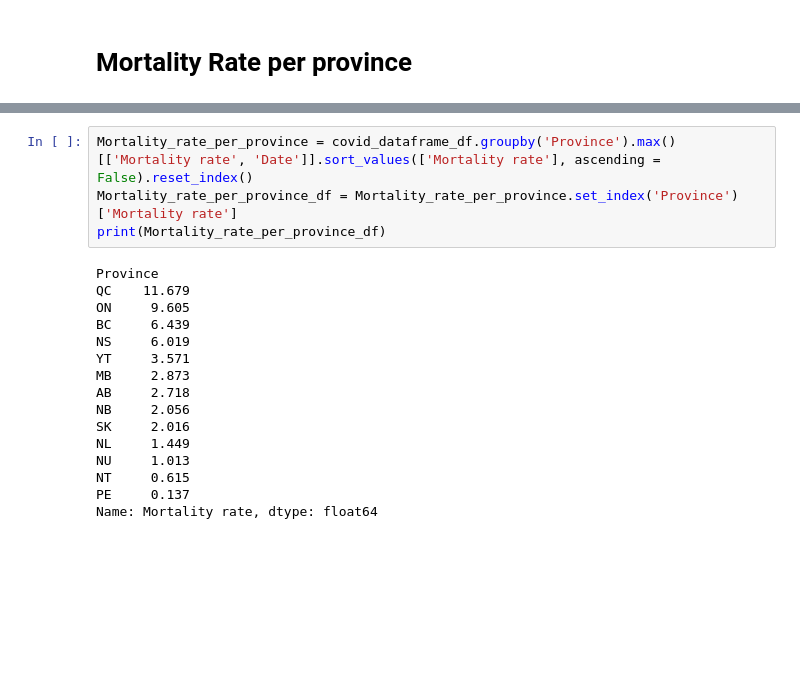
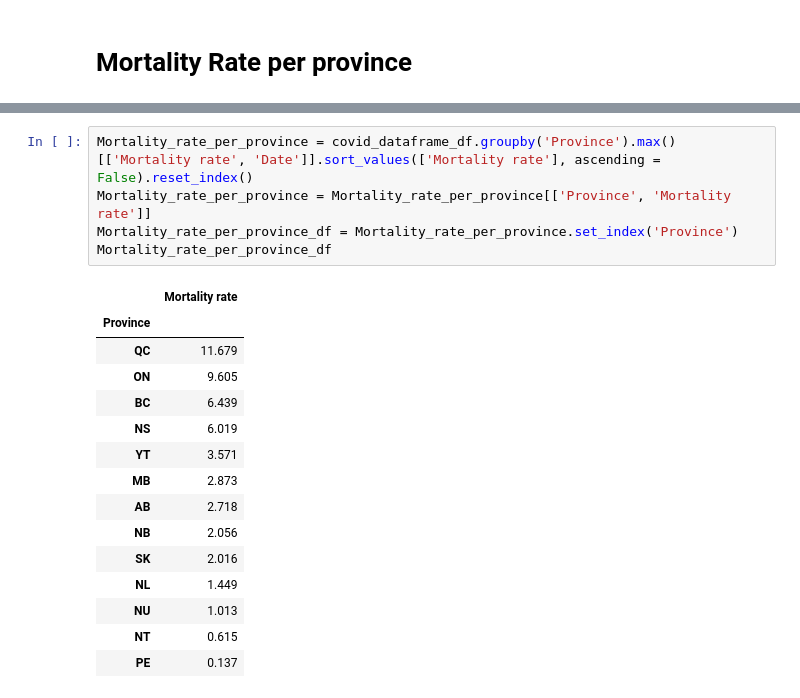
Before and after one commit to svafaeva93/Covid19AnalysisCanada, a Jupyter notebook: Data_extraction_API.ipynb, the cells around one changed output, grey strips where cells are left out. Drawn from its saved outputs; the diff is of its cells as text; blank space fills up the shorter version.

```diff
--- a/Data_extraction_API.ipynb
+++ b/Data_extraction_API.ipynb
@@ -420,23 +422,24 @@ covid_dataframe_df.head(1)
 | 6280 | NT | 2020-01-31 | 0 | 0 | 0 | 0 | ... |
 # %%
 Mortality_rate_per_province = covid_dataframe_df.groupby('Province').max()[['Mortality rate', 'Date']].sort_values(['Mortality rate'], ascending = False).reset_index()
-Mortality_rate_per_province_df = Mortality_rate_per_province.set_index('Province')['Mortality rate']
-print(Mortality_rate_per_province_df)
+Mortality_rate_per_province = Mortality_rate_per_province[['Province', 'Mortality rate']]
+Mortality_rate_per_province_df = Mortality_rate_per_province.set_index('Province')
+Mortality_rate_per_province_df
 # %% [output]
-Province
-QC    11.679
-ON     9.605
-BC     6.439
-NS     6.019
-YT     3.571
-MB     2.873
-AB     2.718
-NB     2.056
-SK     2.016
-NL     1.449
-NU     1.013
-NT     0.615
-PE     0.137
-Name: Mortality rate, dtype: float64
+|  | Mortality rate |
+| Province |  |
+| QC | 11.679 |
+| ON | 9.605 |
+| BC | 6.439 |
+| NS | 6.019 |
+| YT | 3.571 |
+| MB | 2.873 |
+| AB | 2.718 |
+| NB | 2.056 |
+| SK | 2.016 |
+| NL | 1.449 |
+| NU | 1.013 |
+| NT | 0.615 |
+| PE | 0.137 |
 # %%
 # set the colors for the bars
```
Also changed, not shown: parts of 16 cells of this notebook.
